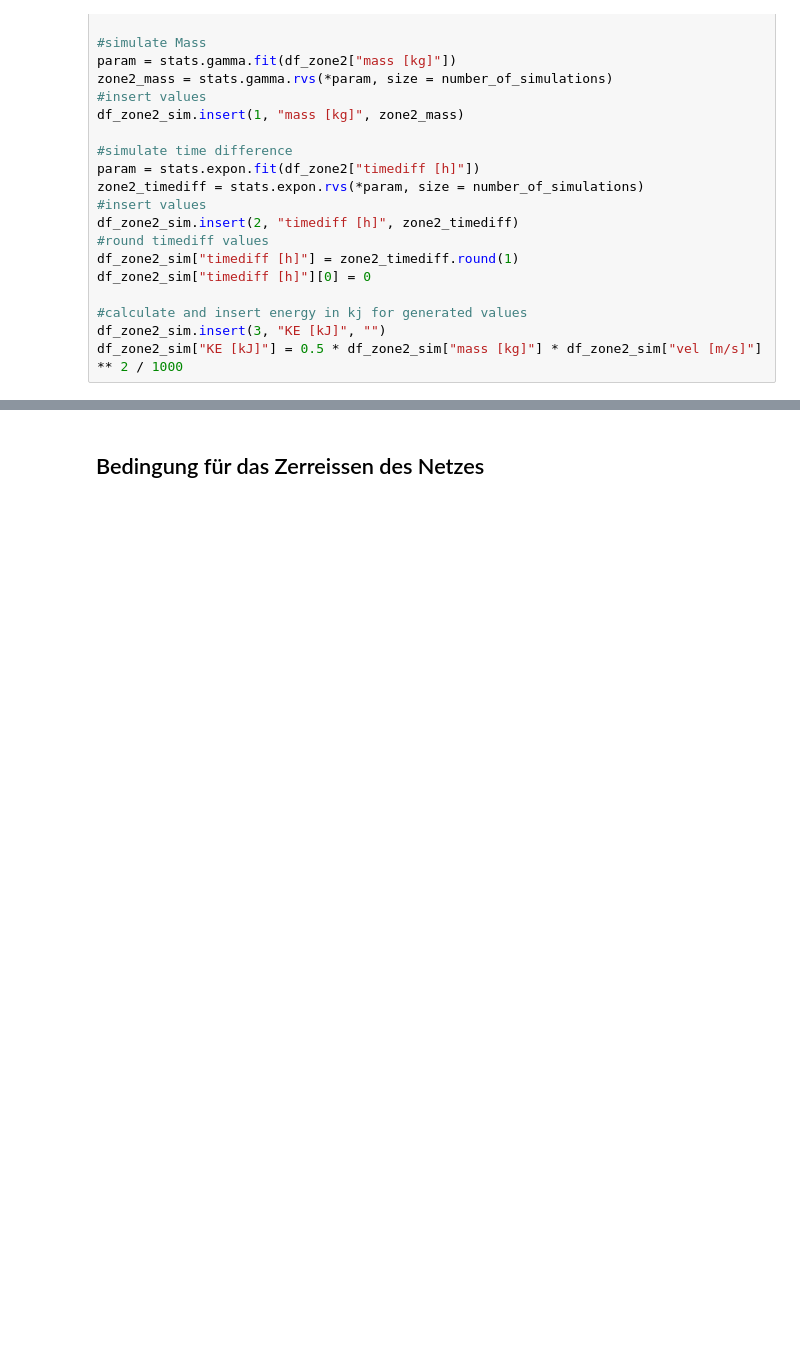
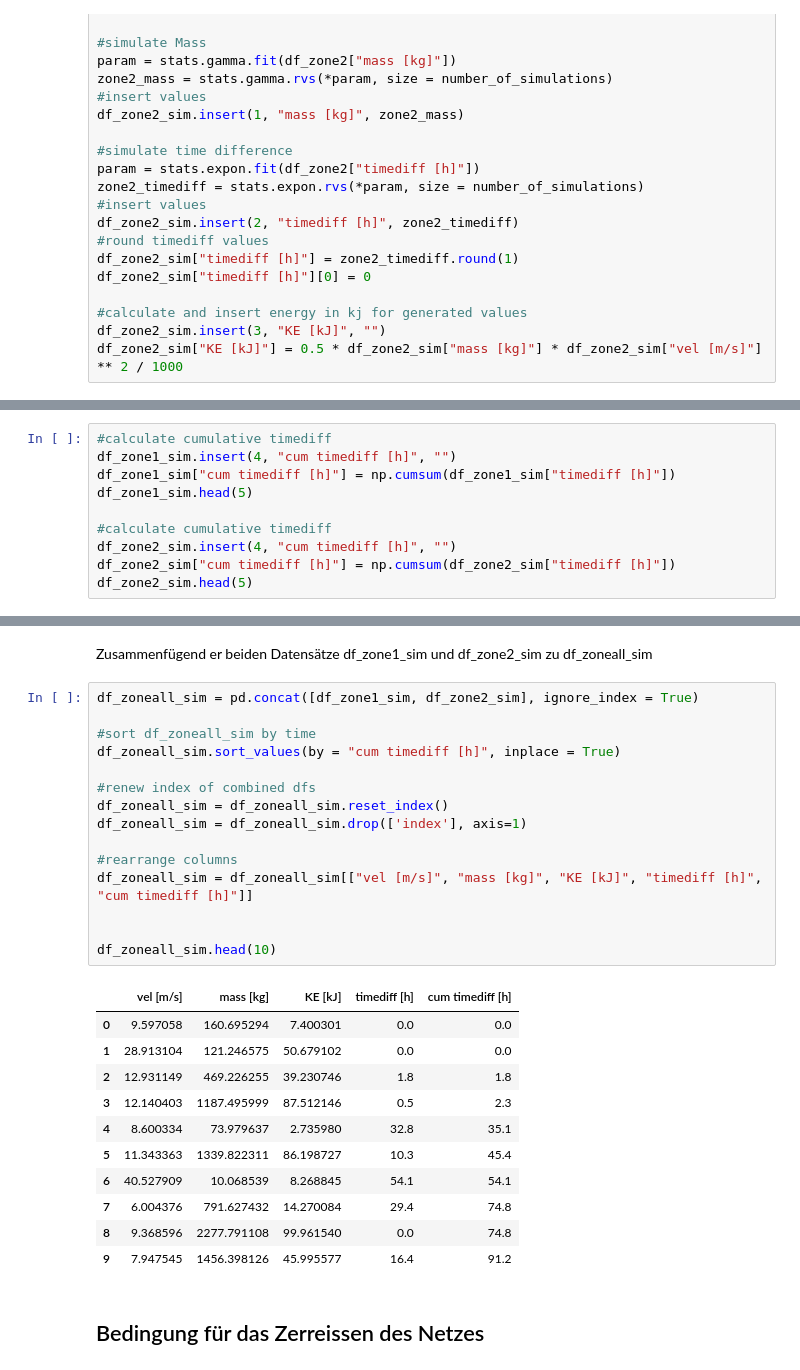
Before and after one commit to ChristianHeeb/cwm1_challenge, a Jupyter notebook: 01_notebook/notebook.ipynb, the cells around one changed output, grey strips where cells are left out. Drawn from its saved outputs; the diff is of its cells as text; blank space fills up the shorter version.

```diff
--- a/01_notebook/notebook.ipynb
+++ b/01_notebook/notebook.ipynb
@@ -796,0 +799,10 @@ df_zone2_sim.head(5)
+# %%
+#calculate cumulative timediff
+df_zone1_sim.insert(4, "cum timediff [h]", "")
+df_zone1_sim["cum timediff [h]"] = np.cumsum(df_zone1_sim["timediff [h]"])
+df_zone1_sim.head(5)
+
+#calculate cumulative timediff
+df_zone2_sim.insert(4, "cum timediff [h]", "")
+df_zone2_sim["cum timediff [h]"] = np.cumsum(df_zone2_sim["timediff [h]"])
+df_zone2_sim.head(5)
@@ -797,3 +816,32 @@ df_zone2_sim.head(5)
+# %% [markdown]
+Zusammenfügend er beiden Datensätze df_zone1_sim und df_zone2_sim zu df_zoneall_sim
+# %%
+df_zoneall_sim = pd.concat([df_zone1_sim, df_zone2_sim], ignore_index = True)
+
+#sort df_zoneall_sim by time
+df_zoneall_sim.sort_values(by = "cum timediff [h]", inplace = True)
+
+#renew index of combined dfs
+df_zoneall_sim = df_zoneall_sim.reset_index()
+df_zoneall_sim = df_zoneall_sim.drop(['index'], axis=1)
+
+#rearrange columns
+df_zoneall_sim = df_zoneall_sim[["vel [m/s]", "mass [kg]", "KE [kJ]", "timediff [h]", "cum timediff [h]"]]
+
+
+df_zoneall_sim.head(10)
+# %% [output]
+|  | vel [m/s] | mass [kg] | KE [kJ] | timediff [h] | cum timediff [h] |
+| 0 | 9.597058 | 160.695294 | 7.400301 | 0.0 | 0.0 |
+| 1 | 28.913104 | 121.246575 | 50.679102 | 0.0 | 0.0 |
+| 2 | 12.931149 | 469.226255 | 39.230746 | 1.8 | 1.8 |
+| 3 | 12.140403 | 1187.495999 | 87.512146 | 0.5 | 2.3 |
+| 4 | 8.600334 | 73.979637 | 2.735980 | 32.8 | 35.1 |
+| 5 | 11.343363 | 1339.822311 | 86.198727 | 10.3 | 45.4 |
+| 6 | 40.527909 | 10.068539 | 8.268845 | 54.1 | 54.1 |
+| 7 | 6.004376 | 791.627432 | 14.270084 | 29.4 | 74.8 |
+| 8 | 9.368596 | 2277.791108 | 99.961540 | 0.0 | 74.8 |
+| 9 | 7.947545 | 1456.398126 | 45.995577 | 16.4 | 91.2 |
 # %% [markdown]
 ## Bedingung für das Zerreissen des Netzes
 # %% [markdown]
```
Also changed, not shown: parts of 4 cells of this notebook.
